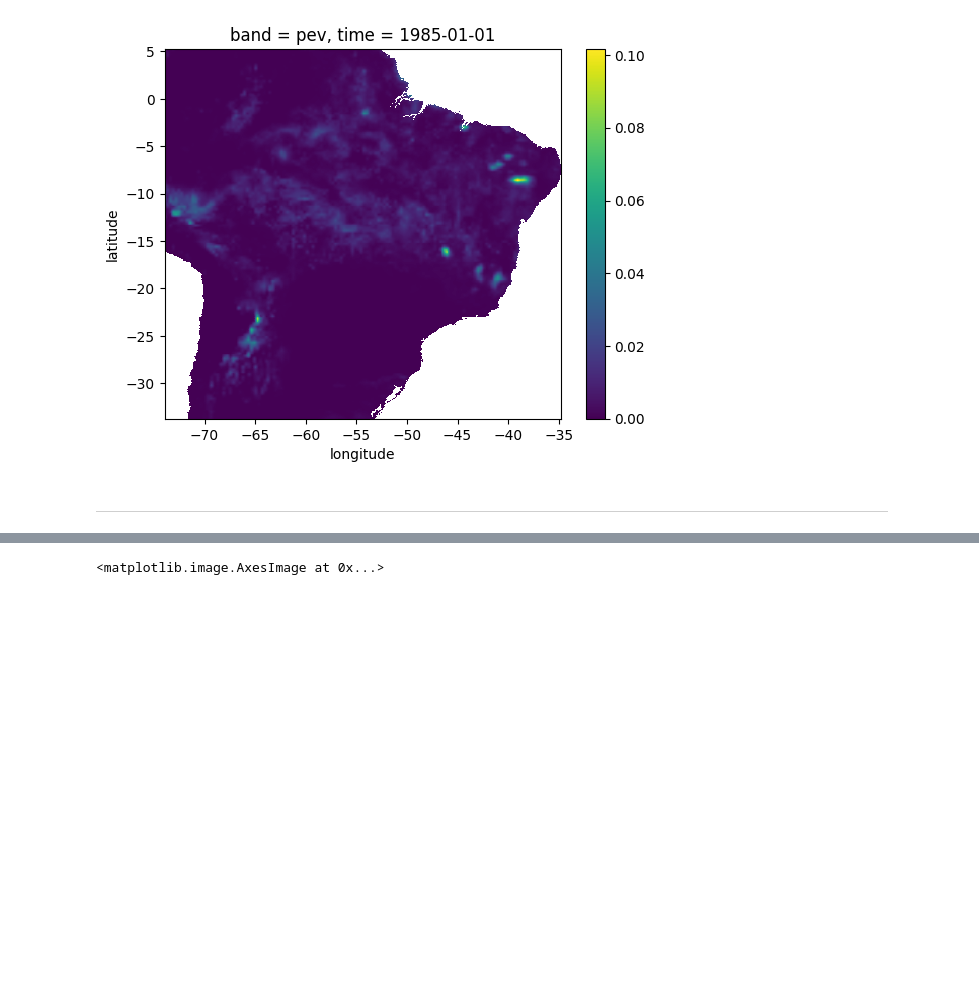
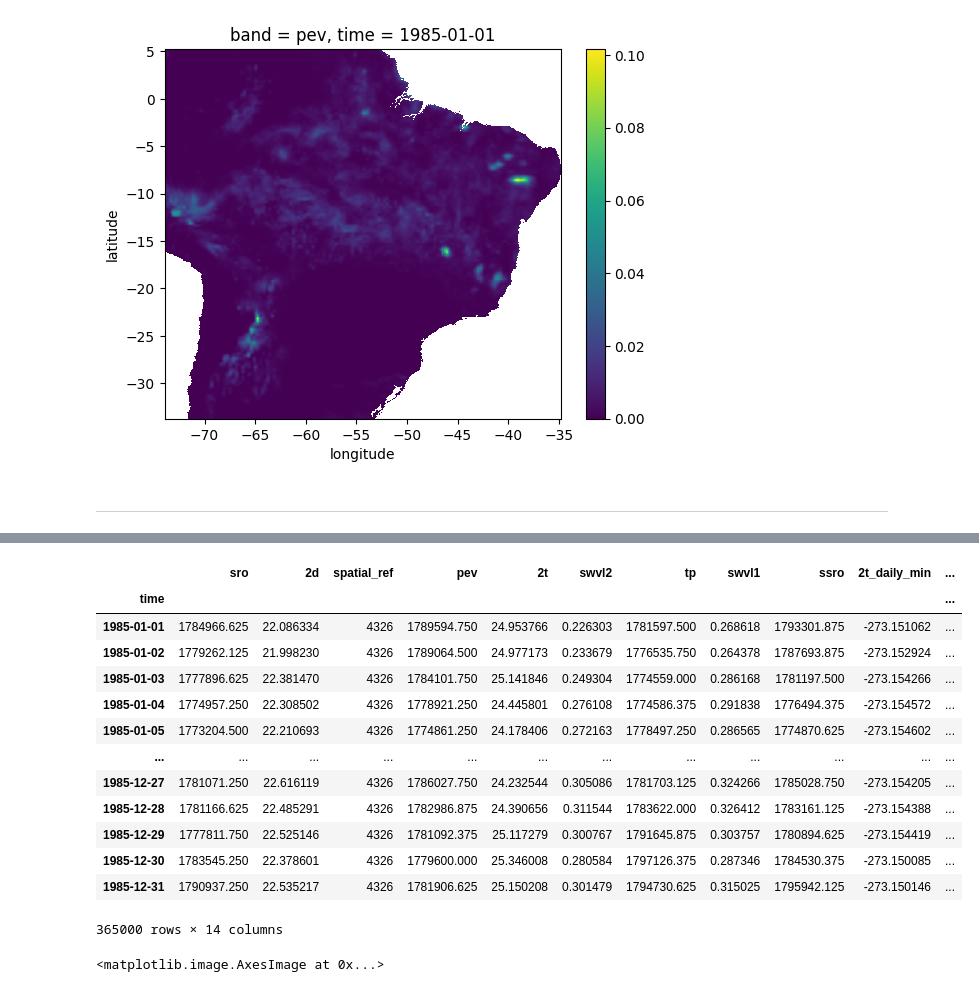
Before and after one commit to felixschulz385/river-pollution-brazil, a Jupyter notebook: code/experiments/climate.ipynb, the cells around one changed output, grey strips where cells are left out. Cells and saved outputs as stored; diff of their text form; code cells hidden in the pictures; blank space fills up the shorter version.

```diff
--- a/code/experiments/climate.ipynb
+++ b/code/experiments/climate.ipynb
@@ -425,3 +442,48 @@ climate_slice = (
+# %%
+def get_coord_subset(trench_id, latitude, longitude):
+    coord_subset = (
+        climate_chunk
+            .sel(
+                {
+                    "latitude": latitude,
+                    "longitude": longitude
+                    },
+                method="nearest",
+                tolerance=.1,
+                )
+            .to_dataframe()
+            )
+
+    coord_subset["trench_id"] = trench_id
+
+    return coord_subset
+# %%
+subsets = [
+    get_coord_subset(
+        drainage_areas.trench_id.iloc[i],
+        coordinates.y.iloc[i],
+        coordinates.x.iloc[i],
+        )
+    for i in range(1000)
+    ]
+out = pd.concat(subsets)
+
+out
+# %% [output]
+|  | sro | 2d | spatial_ref | pev | 2t | swvl2 | tp | swvl1 | ssro | 2t_daily_min | ... |
+| time |  |  |  |  |  |  |  |  |  |  | ... |
+| 1985-01-01 | 1784966.625 | 22.086334 | 4326 | 1789594.750 | 24.953766 | 0.226303 | 1781597.500 | 0.268618 | 1793301.875 | -273.151062 | ... |
+| 1985-01-02 | 1779262.125 | 21.998230 | 4326 | 1789064.500 | 24.977173 | 0.233679 | 1776535.750 | 0.264378 | 1787693.875 | -273.152924 | ... |
+| 1985-01-03 | 1777896.625 | 22.381470 | 4326 | 1784101.750 | 25.141846 | 0.249304 | 1774559.000 | 0.286168 | 1781197.500 | -273.154266 | ... |
+| 1985-01-04 | 1774957.250 | 22.308502 | 4326 | 1778921.250 | 24.445801 | 0.276108 | 1774586.375 | 0.291838 | 1776494.375 | -273.154572 | ... |
+| 1985-01-05 | 1773204.500 | 22.210693 | 4326 | 1774861.250 | 24.178406 | 0.272163 | 1778497.250 | 0.286565 | 1774870.625 | -273.154602 | ... |
+| ... | ... | ... | ... | ... | ... | ... | ... | ... | ... | ... | ... |
+| 1985-12-27 | 1781071.250 | 22.616119 | 4326 | 1786027.750 | 24.232544 | 0.305086 | 1781703.125 | 0.324266 | 1785028.750 | -273.154205 | ... |
+| 1985-12-28 | 1781166.625 | 22.485291 | 4326 | 1782986.875 | 24.390656 | 0.311544 | 1783622.000 | 0.326412 | 1783161.125 | -273.154388 | ... |
+| 1985-12-29 | 1777811.750 | 22.525146 | 4326 | 1781092.375 | 25.117279 | 0.300767 | 1791645.875 | 0.303757 | 1780894.625 | -273.154419 | ... |
+| 1985-12-30 | 1783545.250 | 22.378601 | 4326 | 1779600.000 | 25.346008 | 0.280584 | 1797126.375 | 0.287346 | 1784530.375 | -273.150085 | ... |
+| 1985-12-31 | 1790937.250 | 22.535217 | 4326 | 1781906.625 | 25.150208 | 0.301479 | 1794730.625 | 0.315025 | 1795942.125 | -273.150146 | ... |
+365000 rows × 14 columns
 # %%
 climate_slice.pev.isel(time=0).plot.imshow()
 # %% [output]
```
Also changed, not shown: parts of 8 cells of this notebook, 1 other file.
